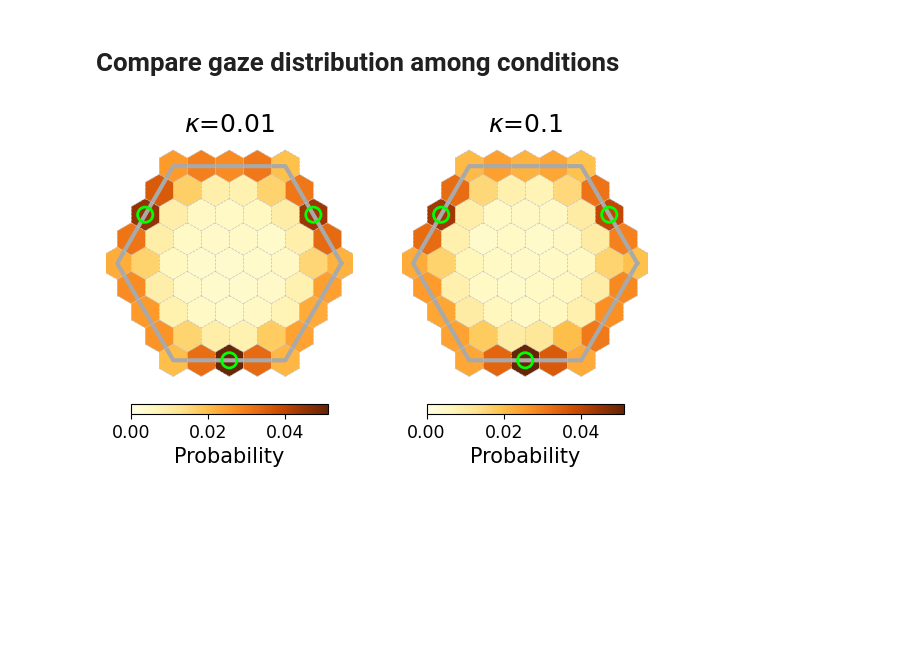
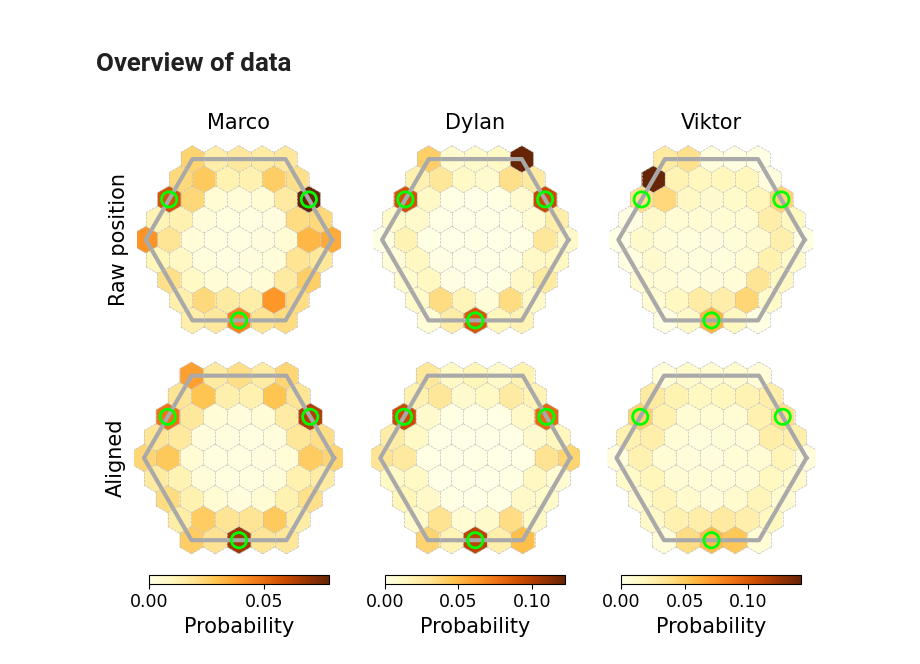
Before and after one commit to XaqLab/hex-arena, a Jupyter notebook: data-overview.ipynb, the cells around one changed output. Saved outputs shown, nothing was run; the diff lists cells and outputs as text; code cells hidden in the pictures; blank space fills up the shorter version.

```diff
--- a/data-overview.ipynb
+++ b/data-overview.ipynb
@@ -4,29 +4,28 @@ import matplotlib as mpl
 import matplotlib.pyplot as plt
 from matplotlib.animation import FuncAnimation
 plt.rcParams.update({
-    'figure.figsize': (4.8, 2.7), 'font.size': 15, 'lines.linewidth': 2,
+    'figure.figsize': (3.6, 2.7), 'font.size': 15, 'lines.linewidth': 2,
     'xtick.labelsize': 'small', 'ytick.labelsize': 'small',
+    'legend.fontsize': 'small', 'axes.titlesize': 'medium',
     'axes.spines.top': False, 'axes.spines.right': False,
-    'savefig.dpi': 100,
+    'image.interpolation': 'nearest', 'savefig.dpi': 100,
 })
 
 import os
+import pickle
 from pathlib import Path
 import numpy as np
 from jarvis.utils import tqdm
 
+from hexarena import STORE_DIR
 FIG_DIR = Path('figures')
 os.makedirs(FIG_DIR, exist_ok=True)
 rng = np.random.default_rng()
-# %% [markdown]
-# Compare gaze distribution among conditions
+# %% [markdown]
+# Overview of data
 # %%
-from hexarena import DATA_DIR
 from hexarena.utils import load_monkey_data, align_monkey_data
-from hexarena.scripts.common import get_block_ids, create_env_and_model
+from hexarena.scripts.common import get_block_ids, create_env
 
-subject, kappas = 'marco', [0.01, 0.1]
-# subject, kappas = 'viktor', [0.02, 0.04, 0.08, 0.1]
-
-env, _ = create_env_and_model(subject, 0., env_kw={'arena.resol': 4})
+env = create_env(1., env_kw={'arena': {'resol': 4}})
 # %%
@@ -45,9 +65,15 @@ for kappa in kappas:
-# %%
-vmax = max(p.max() for p in probs.values())
-fig, axes = plt.subplots(1, len(kappas), figsize=(3.5*len(kappas), 4.5))
-for i, ax in enumerate(axes):
-    env.arena.plot_map(ax, probs[kappas[i]], vmax=vmax, cbar_kw={'label': 'Probability', 'location': 'bottom'})
-    ax.set_title(r'$\kappa$='+str(kappas[i]))
-fig.savefig(FIG_DIR/f'{subject}_gaze.distribution.svg')
-# %% [output]
-[figure, removed]
+# %%
+fig, axes = plt.subplots(2, 3, figsize=(9, 6), height_ratios=[1, 1.2], gridspec_kw={'hspace': 0.05, 'wspace': 0.05})
+for j, subject in enumerate(summaries):
+    occupancy = summaries[subject]['occupancy']
+    probs = occupancy/occupancy.sum(axis=-1, keepdims=True)
+    vmax = probs.max()
+    for i in range(2):
+        ax = axes[i, j]
+        env.arena.plot_map(ax, probs[i], vmax=vmax, cbar_kw={'label': 'Probability', 'disable': i==0})
+    axes[0, j].set_title(subject.capitalize())
+axes[0, 0].text(-1.4, 0, 'Raw position', rotation='vertical', va='center')
+axes[1, 0].text(-1.4, 0, 'Aligned', rotation='vertical', va='center')
+plt.show()
+# %% [output]
+[figure, added]
```
Also changed, not shown: parts of 2 cells of this notebook, 4 other files.
